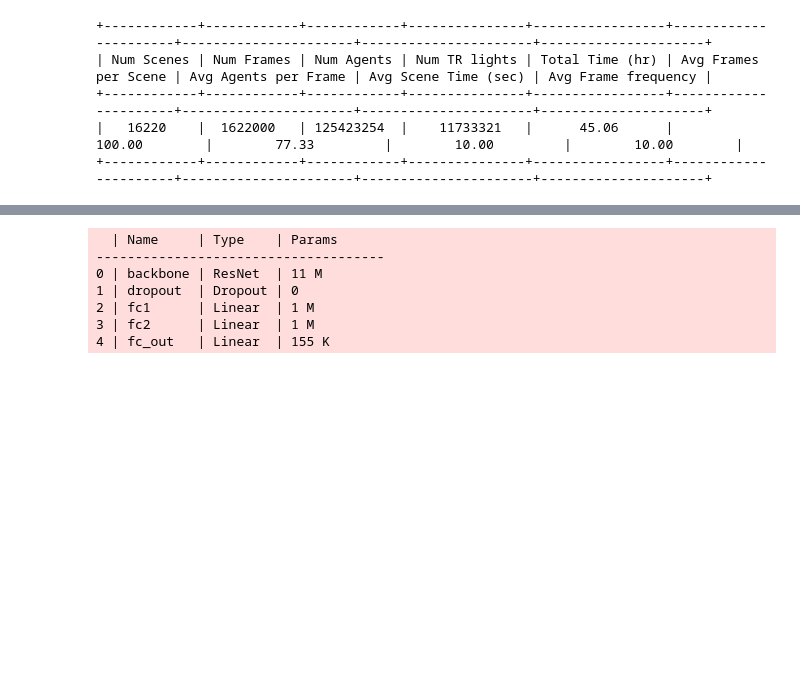
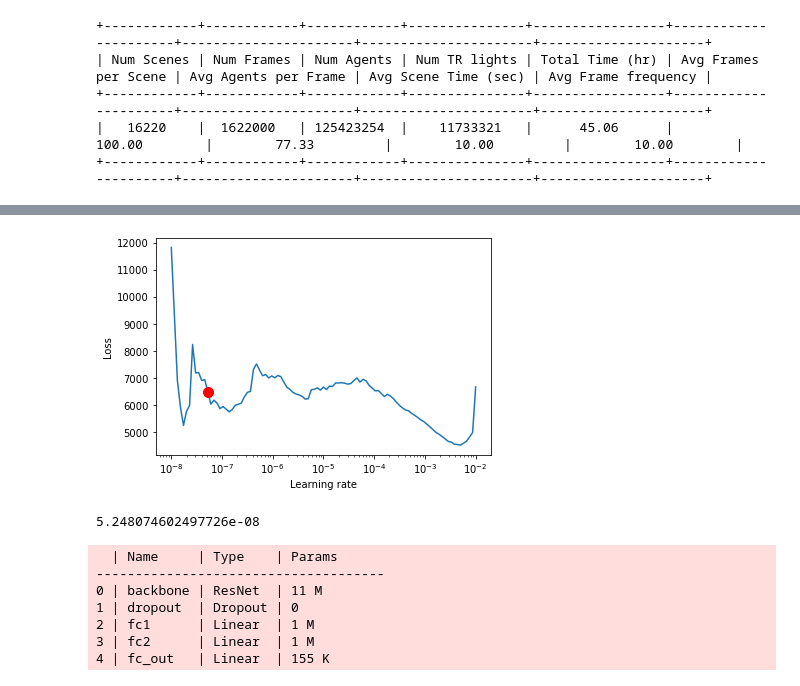
Before and after one commit to suryajayaraman/Lyft_Motion_Prediction_kaggle, a Jupyter notebook: submissions/Baseline_Resnet18/pytorch-lightning-lyft-resnet18-conclusion.ipynb, the cells around one changed output, grey strips where cells are left out. Cells and saved outputs as stored; diff of their text form; code cells hidden in the pictures; blank space fills up the shorter version.

Commit message:
Learning rate finder builtin function used for analysis and plotted

```diff
--- a/submissions/Baseline_Resnet18/pytorch-lightning-lyft-resnet18-conclusion.ipynb
+++ b/submissions/Baseline_Resnet18/pytorch-lightning-lyft-resnet18-conclusion.ipynb
@@ -95,7 +84,7 @@ cfg = {
         'model_name': "R18_10_330_180_dr_conclusion",
         'lr': 6.3e-6,
         'weight_path': "R18_10_330_180_dr_conclusion_2784k.pth",
-        'lr_find' : False,
+        'lr_find' : True,
         'train': True,
         'validate': False,
         'test': False
@@ -245,7 +234,7 @@ def pytorch_neg_multi_log_likelihood_single(
 ## Model
 # %%
 class Lit_MotionPredictor(pl.LightningModule):
-    def __init__(self, cfg: Dict, criterion, num_modes=3):
+    def __init__(self, cfg: Dict, criterion, num_modes=3, lr=cfg['model_params']['lr']):
         super().__init__()
 
         architecture = cfg["model_params"]["model_architecture"]
@@ -287,6 +276,9 @@ class Lit_MotionPredictor(pl.LightningModule):
         # loss function
         self.criterion = criterion
 
+        # learning_rate assign
+        self.learning_rate = lr
+
     def forward(self, x):
         x = self.backbone.conv1(x)
         x = self.backbone.bn1(x)
@@ -327,7 +319,7 @@ class Lit_MotionPredictor(pl.LightningModule):
         return loss
 
     def configure_optimizers(self):
-        optimizer = torch.optim.Adam(self.parameters(), lr=cfg["model_params"]["lr"])
+        optimizer = torch.optim.Adam(self.parameters(), lr=self.learning_rate)
         return optimizer
 # %%
 model = Lit_MotionPredictor(cfg, pytorch_neg_multi_log_likelihood_batch, 3)
@@ -395,3 +393,6 @@ print(eval_dataset)
 +------------+------------+------------+---------------+-----------------+----------------------+----------------------+----------------------+---------------------+
 |   16220    |  1622000   | 125423254  |    11733321   |      45.06      |        100.00        |        77.33         |        10.00         |        10.00        |
 +------------+------------+------------+---------------+-----------------+----------------------+----------------------+----------------------+---------------------+
+# %%
+trainer = pl.Trainer(gpus=1, max_steps=cfg['train_params']['max_num_steps'],
+                    limit_val_batches=0)
@@ -397,0 +403,3 @@ print(eval_dataset)
+# %%
+# Run learning rate finder
+lr_finder = trainer.tuner.lr_find(model, max_lr=1e-2, train_dataloader=train_dataloader)
@@ -398 +414,12 @@ print(eval_dataset)
+# %%
+fig = lr_finder.plot(suggest=True)
+fig.show()
+# %% [output]
+[figure, added]
+# %%
+print('Before lr : ', model.learning_rate)
+model.learning_rate = lr_finder.suggestion()
+print('AFTER lr : ', model.learning_rate)
+# %% [output]
+5.248074602497726e-08
 # %%
```
Also changed, not shown: parts of 28 cells of this notebook.
